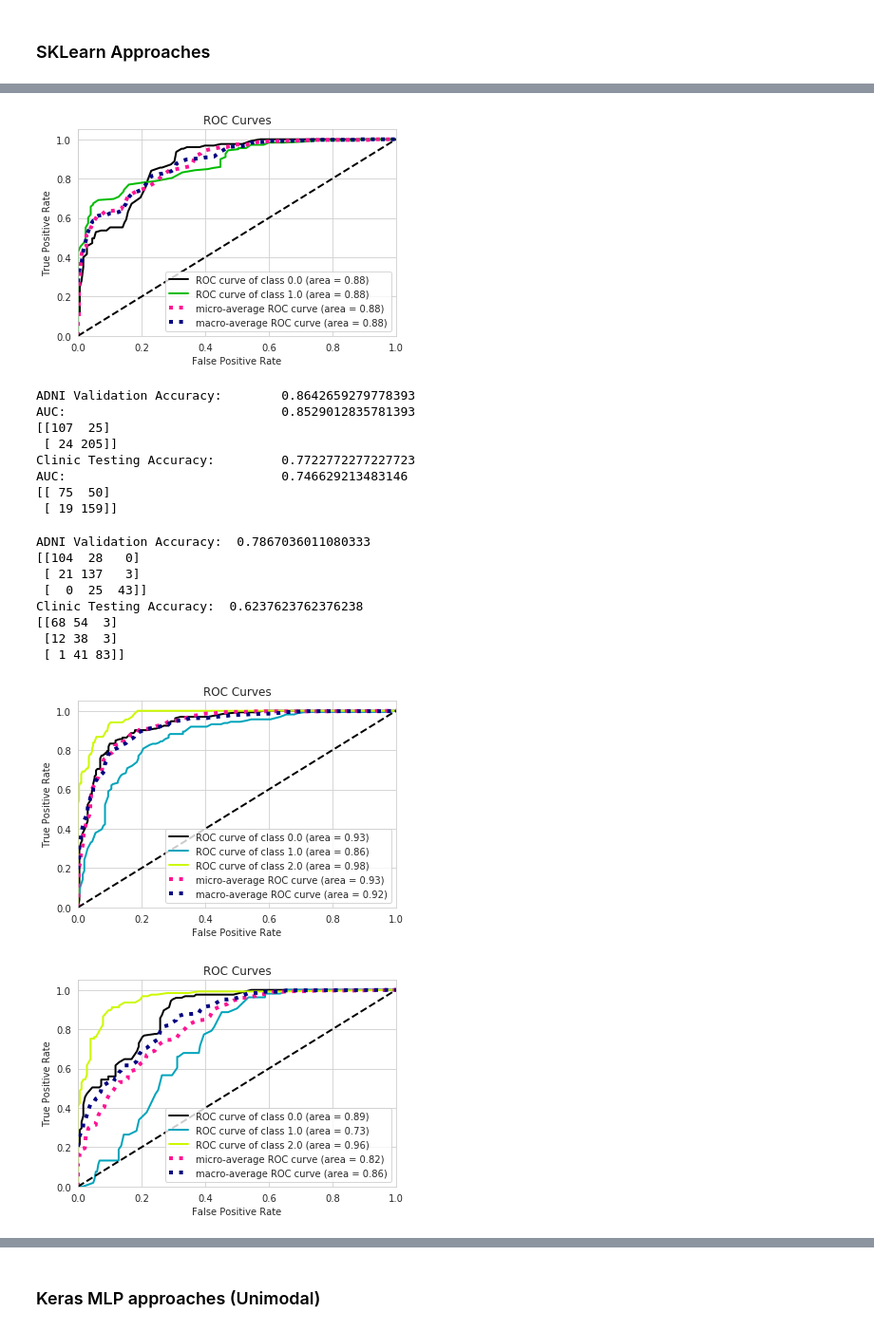
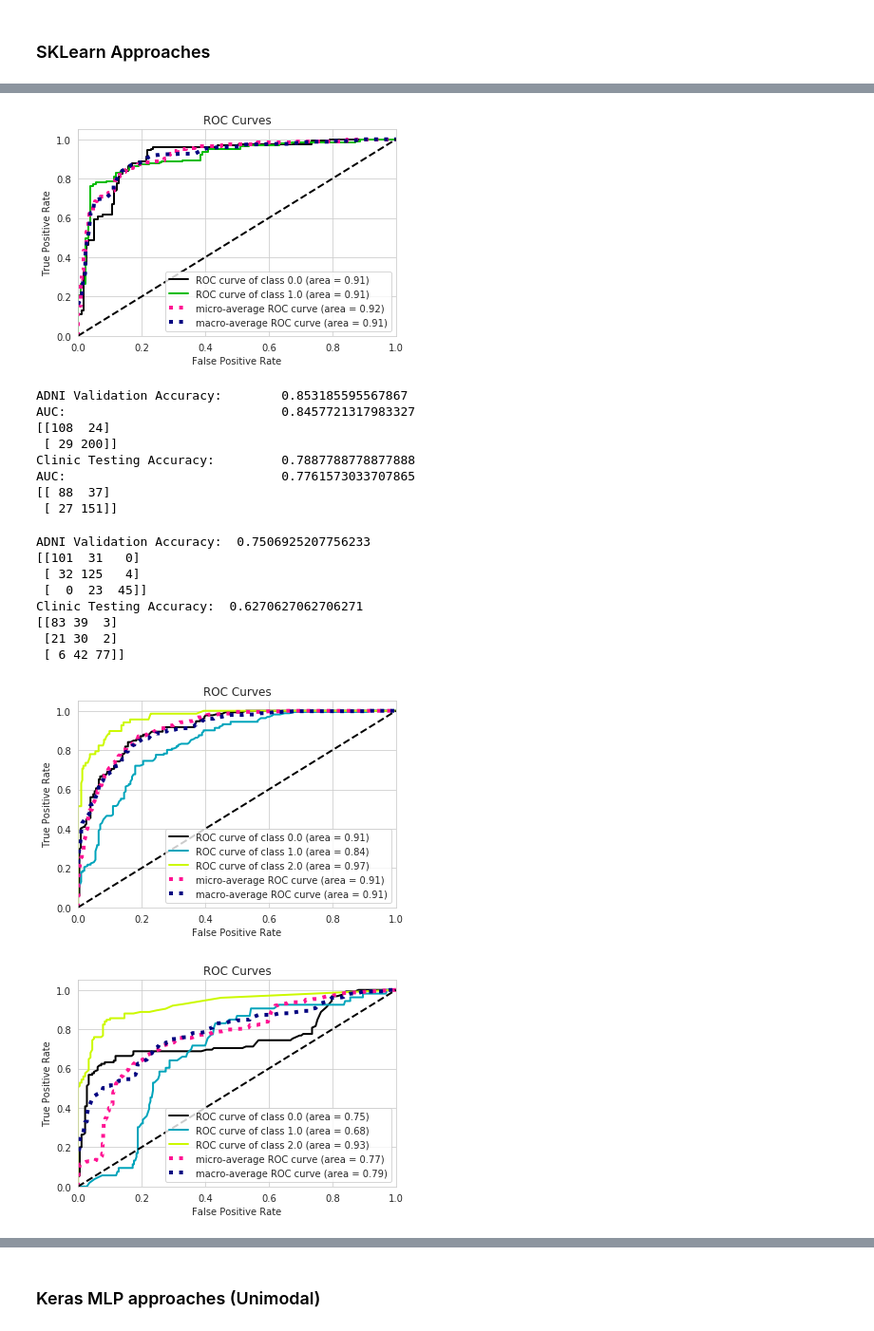
Before and after one commit to mjkleiman/streamlineAD, a Jupyter notebook: KleimanPhD_Chp2.ipynb, the cells around one changed output, grey strips where cells are left out. Shown at 95% size. Saved outputs shown, nothing was run; the diff lists cells and outputs as text; code cells hidden in the pictures.

```diff
--- a/KleimanPhD_Chp2.ipynb
+++ b/KleimanPhD_Chp2.ipynb
@@ -1253,6 +1284,25 @@ df_clinic_pair_y2 = pd.read_csv(f'{dir}/Data/clinic_pair_y2.csv')
 df_clinic_pair_y3 = pd.read_csv(f'{dir}/Data/clinic_pair_y3.csv')
 sm_clinic_pair_y2 = pd.read_csv(f'{dir}/Data/sm_clinic_pair_y2.csv', header=None)
 sm_clinic_pair_y3 = pd.read_csv(f'{dir}/Data/sm_clinic_pair_y3.csv', header=None)
+# %%
+features = ['q_memory_pt', 'q_orient_pt', 'q_judgmt_pt', 'q_outsideact_pt',
+       'q_homeact_pt', 'q_language_pt', 'q_attention_pt', 'q_memory_cg',
+       'q_orient_cg', 'q_judgmt_cg', 'q_outsideact_cg', 'q_homeact_cg',
+       'q_language_cg', 'q_attention_cg', 'moca_visuo_exec', 'moca_clock',
+       'moca_naming', 'moca_digits', 'moca_letters', 'moca_serial7',
+       'moca_repeat', 'moca_fluency', 'moca_similarities', 'moca_recall',
+       'moca_orient', 'faq1', 'faq2', 'faq3', 'faq4', 'faq5', 'faq6',
+       'faq7', 'faq8', 'faq9', 'faq10', 'MMNAME', 'MMREPEAT', 'MMREAD',
+       'hach1', 'hach2', 'hach3', 'hach4', 'hach5', 'hach6', 'hach7',
+       'hach8', 'npi1_sev', 'npi2_sev', 'npi3_sev', 'npi4_sev',
+       'npi5_sev', 'npi6_sev', 'npi7_sev', 'npi8_sev', 'npi9_sev',
+       'npi10_sev', 'npi11_sev', 'npi12_sev', 'PXHEADEY', 'PXNECK',
+       'PXHEART', 'CDR_orient', 'vlt_recall', 'vlt_recogn', 'vlt_delay',
+       'nbspan_forward', 'nbspan_backward', 'verbal_fluency', 'tma_time',
+       'tmb_time', 'tmb_mistakes', 'FAMHISTAD', 'FAMHISTDEM', 'PTGENDER',
+       'PTHAND', 'PTEDUCAT', 'PTRETIRED', 'PTHOME', 'PTRACE']
+df_adni_pair_X = df_adni_pair_X.loc[:,features]
+sm_clinic_pair_X = sm_clinic_pair_X.loc[:,features]
 # %% [markdown]
 ## SMOTE on Clinic
 
@@ -1291,7 +1341,7 @@ X_train, X_test, y3_train, y3_test = split(df_adni_pair_X, df_adni_pair_y3, test
 # %% [markdown]
 ### SKLearn Approaches
 # %%
-clf = RandomForestClassifier(n_estimators=100, max_features=None, random_state=0)
+clf = RandomForestClassifier(n_estimators=300, max_features=.5, min_samples_leaf=10, random_state=0)
 clf.fit(X_train, y2_train.values.ravel())
 
 y2_pred = clf.predict(X_test)
@@ -1299,11 +1349,13 @@ score = accuracy_score(y2_test, y2_pred)
 
 print('ADNI Validation Accuracy: \t', score)
 print('AUC: \t\t\t\t', (roc_auc_score(y2_test, y2_pred)))
+print(classification_report(y2_test, np.rint(y2_pred), digits=3))
 print(confusion_matrix(y2_test, y2_pred))
 
 clinic_y2_pred = clf.predict(sm_clinic_pair_X)
 score = accuracy_score(sm_clinic_pair_y2, clinic_y2_pred)
 print('Clinic Testing Accuracy: \t', score)
 print('AUC: \t\t\t\t', roc_auc_score(sm_clinic_pair_y2, clinic_y2_pred))
+print(classification_report(sm_clinic_pair_y2, np.rint(clinic_y2_pred), digits=3))
 print(confusion_matrix(sm_clinic_pair_y2, clinic_y2_pred))
 # %% [output]
@@ -1318,8 +1386,10 @@ AUC:                             0.7732584269662922
 # %%
 clinic_proba = clf.predict_proba(sm_clinic_pair_X)
 roc = skplt.metrics.plot_roc(sm_clinic_pair_y2.to_numpy(), clinic_proba)
+fig = roc.get_figure()
+fig.savefig(f'{dir}/Figures/roc_ehr_rf_2_nocdr', dpi=300)
 # %% [output]
-[figure, old version]
+[figure, new version]
 # %%
 clf = xgboost.XGBClassifier(objective='binary:logistic', random_state=0)
 clf.fit(X_train, y2_train.values.ravel())
@@ -1337,20 +1407,20 @@ print('Clinic Testing Accuracy: \t', score)
 print('AUC: \t\t\t\t', roc_auc_score(sm_clinic_pair_y2, clinic_y2_pred))
 print(confusion_matrix(sm_clinic_pair_y2, clinic_y2_pred))
 # %% [output]
-ADNI Validation Accuracy:        0.8642659279778393
-AUC:                             0.8529012835781393
-[[107  25]
- [ 24 205]]
-Clinic Testing Accuracy:         0.7722772277227723
-AUC:                             0.746629213483146
-[[ 75  50]
- [ 19 159]]
+ADNI Validation Accuracy:        0.853185595567867
+AUC:                             0.8457721317983327
+[[108  24]
+ [ 29 200]]
+Clinic Testing Accuracy:         0.7887788778877888
+AUC:                             0.7761573033707865
+[[ 88  37]
+ [ 27 151]]
 # %%
 # Random Forest -- CN,MCI,AD
 
 from sklearn.ensemble import RandomForestClassifier
 
-clf = RandomForestClassifier(n_estimators=100, max_features=0.5, random_state=0)
+clf = RandomForestClassifier(n_estimators=300, max_features=None, random_state=0)
 clf.fit(X_train, y3_train.values.ravel())
 
 y3_pred = clf.predict(X_test)
@@ -1364,28 +1434,28 @@ score = accuracy_score(sm_clinic_pair_y3, clinic_y3_pred)
 print('Clinic Testing Accuracy: ', score)
 print(confusion_matrix(sm_clinic_pair_y3, clinic_y3_pred))
 # %% [output]
-ADNI Validation Accuracy:  0.7867036011080333
-[[104  28   0]
- [ 21 137   3]
- [  0  25  43]]
-Clinic Testing Accuracy:  0.6237623762376238
-[[68 54  3]
- [12 38  3]
- [ 1 41 83]]
+ADNI Validation Accuracy:  0.7506925207756233
+[[101  31   0]
+ [ 32 125   4]
+ [  0  23  45]]
+Clinic Testing Accuracy:  0.6270627062706271
+[[83 39  3]
+ [21 30  2]
+ [ 6 42 77]]
 # %%
 adni_proba = clf.predict_proba(X_test)
 roc = skplt.metrics.plot_roc(y3_test, adni_proba)
 fig = roc.get_figure()
-fig.savefig(f'{dir}/Figures/roc_ehr_adni_rf_3', dpi=300)
+fig.savefig(f'{dir}/Figures/roc_ehr_adni_rf_3_nocdr', dpi=300)
 # %% [output]
-[figure, old version]
+[figure, new version]
 # %%
 clinic_proba = clf.predict_proba(sm_clinic_pair_X)
 roc = skplt.metrics.plot_roc(sm_clinic_pair_y3.to_numpy(), clinic_proba)
-# fig = roc.get_figure()
-# fig.savefig(f'{dir}/Figures/roc_ehr_rf_3', dpi=300)
+fig = roc.get_figure()
+fig.savefig(f'{dir}/Figures/roc_ehr_rf_3_nocdr', dpi=300)
 # %% [output]
-[figure, old version]
+[figure, new version]
 # %%
 clf = xgboost.XGBClassifier(objective='multi:softmax', random_state=0)
 clf.fit(X_train, y3_train.values.ravel())
```
Also changed, not shown: parts of 42 cells of this notebook.
